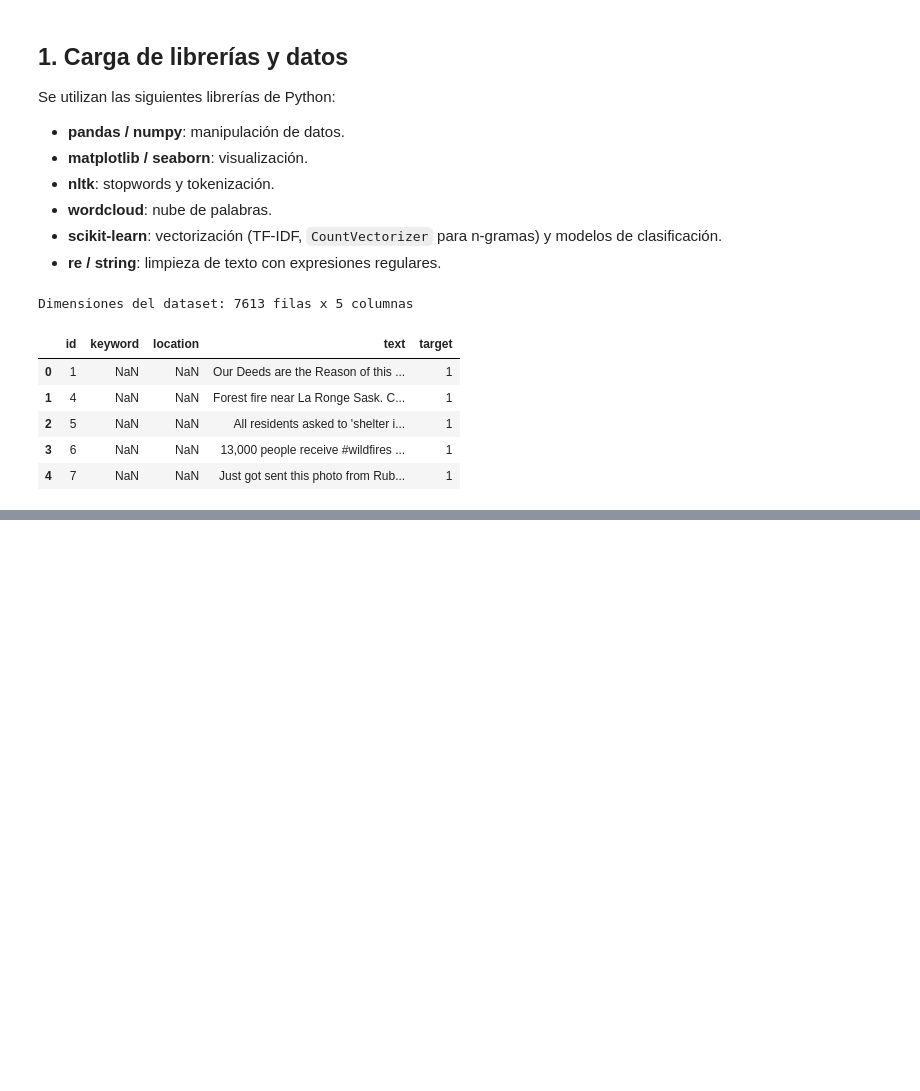
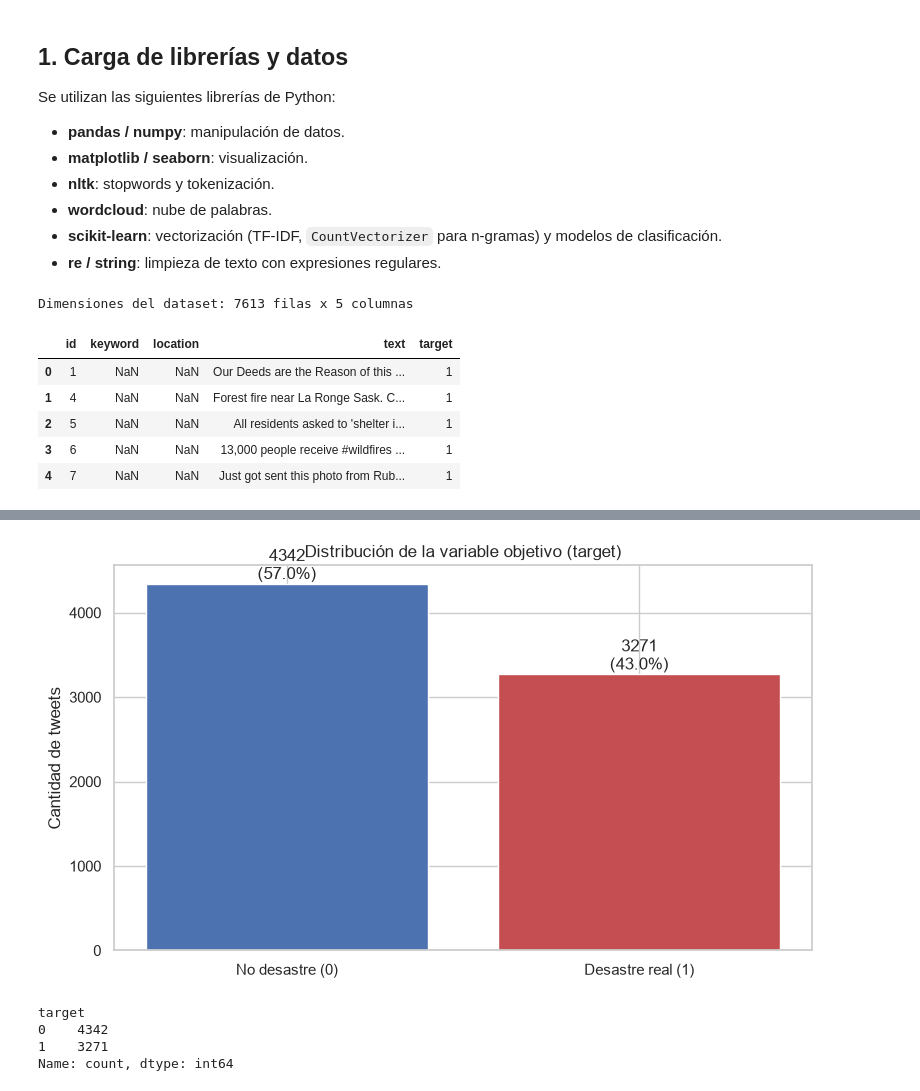
Before and after one commit to DavidDominguez-11/DS-Lab1, a Jupyter notebook: Laboratorio5_avance.ipynb, the cells around one changed output, grey strips where cells are left out. Drawn from its saved outputs; the diff is of its cells as text; code cells hidden in the pictures; blank space fills up the shorter version.

```diff
--- a/Laboratorio5_avance.ipynb
+++ b/Laboratorio5_avance.ipynb
@@ -63,0 +100,21 @@ Dimensiones del dataset: 7613 filas x 5 columnas
+# %%
+target_counts = df["target"].value_counts().sort_index()
+target_pct = (target_counts / len(df) * 100).round(1)
+
+fig, ax = plt.subplots()
+bars = ax.bar(["No desastre (0)", "Desastre real (1)"], target_counts.values,
+              color=["#4C72B0", "#C44E52"])
+for bar, pct in zip(bars, target_pct.values):
+    ax.annotate(f"{bar.get_height()}\n({pct}%)", (bar.get_x() + bar.get_width()/2, bar.get_height()),
+                ha="center", va="bottom")
+ax.set_ylabel("Cantidad de tweets")
+ax.set_title("Distribución de la variable objetivo (target)")
+plt.show()
+
+print(target_counts)
+# %% [output]
+[figure, added]
+target
+0    4342
+1    3271
+Name: count, dtype: int64
```
Also changed, not shown: parts of 8 cells of this notebook.
